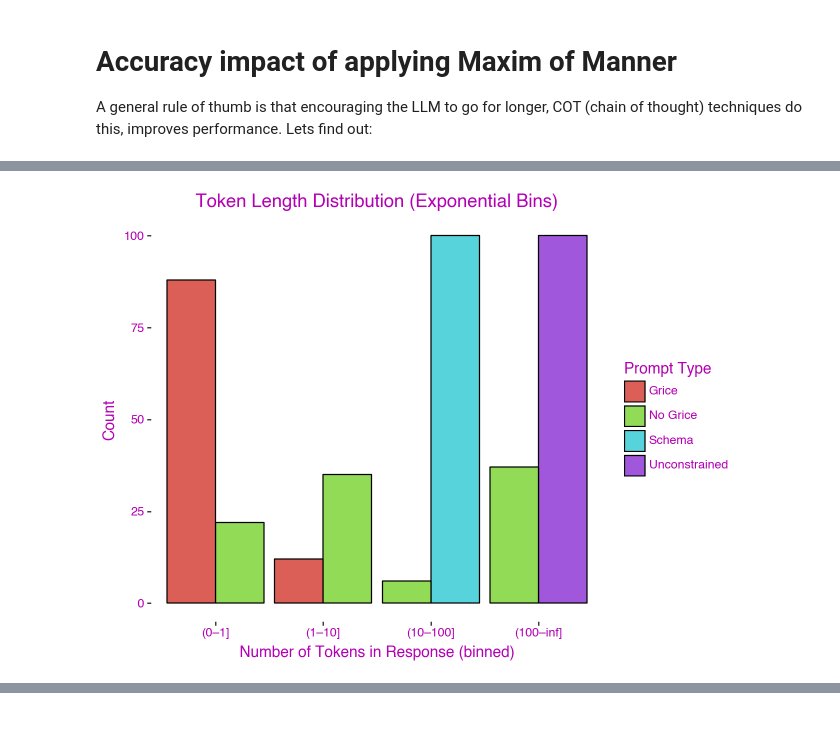
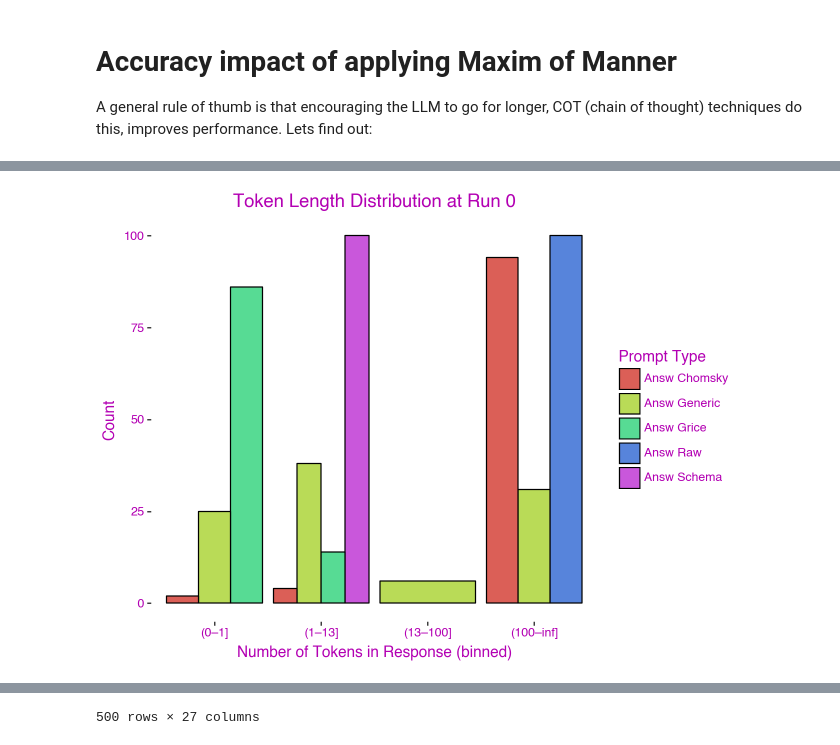
Before and after one commit to breckbaldwin/llm-stability, a Jupyter notebook: experiments/newsletter_grice/analysis.ipynb, the cells around one changed output, grey strips where cells are left out. Drawn from its saved outputs; the diff is of its cells as text; code cells hidden in the pictures.

Commit message:
update for newsletter "Bringing Chomsky to a Grice fight"

```diff
--- a/experiments/newsletter_grice/analysis.ipynb
+++ b/experiments/newsletter_grice/analysis.ipynb
@@ -52,19 +52,29 @@ import pandas as pd
 import glob
 import json
 
-run_dir = 'grice_runs'
+def pull_exp_config(cell):
+    try:
+        return json.loads(cell)
+    except TypeError:
+        return {'end_on_answer': False}
+
+run_dir = 'runs'
 if not os.path.exists(run_dir):
     with tarfile.open('runs.tgz', 'r:gz') as tar:
         tar.extractall()
 
-experiments = glob.glob(f'{run_dir}/*/*.csv')
+experiments = glob.glob(f'{run_dir}/*/*-[0-4].csv')
 data_df = pd.DataFrame()
 for exp_run in experiments:
     exp_run_df = pd.read_csv(exp_run)
     print(exp_run)
+    exp_run_df['file'] = exp_run
     data_df = pd.concat([data_df, exp_run_df])
 
 data_df['task_config'] = data_df['task_config'].apply(json.loads)
 data_df['model_config'] = data_df['model_config'].apply(json.loads)
+
+data_df['experiment_config'] = \
+        data_df['experiment_config'].apply(pull_exp_config)
 display(data_df)
 # %% [output]
@@ -337,55 +410,45 @@ display(binned_df)
 # %%
-grice_df = round_0_df[round_0_df['task/model'] == 'Grice'].copy()
-no_grice_df = round_0_df[round_0_df['task/model'] == 'No Grice'].copy()
-schema_df = round_0_df[round_0_df['task/model'] == 'Schema'].copy()
-unconst_df = round_0_df[round_0_df['task/model'] == 'Unconstrained'].copy()
+# Define bins
+bins = [0, 1, 13, 100, float('inf')]
+labels = ['(0–1]', '(1–13]', '(13–100]', f'(100–inf]']
 
 
-# Define exponential bins
-bins = [0, 1, 10, 100, float('inf')]
-labels = ['(0–1]', '(1–10]', '(10–100]', f'(100–inf]']
-
-# Apply binning
-grice_df['length_bin'] = pd.cut(grice_df['response token length'], bins=bins, labels=labels, right=True)
-no_grice_df['length_bin'] = pd.cut(no_grice_df['response token length'], bins=bins, labels=labels, right=True)
-schema_df['length_bin'] = pd.cut(schema_df['response token length'], bins=bins, labels=labels, right=True)
-unconst_df['length_bin'] = pd.cut(unconst_df['response token length'], bins=bins, labels=labels, right=True)
-
-
-# Combine and mark source
-grice_df['group'] = 'Grice'
-no_grice_df['group'] = 'No Grice'
-schema_df['group'] = 'Schema'
-unconst_df['group'] = 'Unconstrained'
-
-#plot_df = pd.concat([grice_df, no_grice_df])
-plot_df = pd.concat([grice_df, no_grice_df, schema_df, unconst_df])
+plot_df = pd.DataFrame()
+for task_model in round_0_df['task/model'].unique():
+    sub_df = round_0_df[round_0_df['task/model'] == task_model].copy()
+    sub_df['length_bin'] = pd.cut(sub_df['response token length'],
+                                  bins=bins,
+                                  labels=labels,
+                                  right=True)
+    sub_df['group'] = task_model
+    plot_df = pd.concat([plot_df, sub_df])
 
 
 import plotnine as p9
 
 plot = (
     p9.ggplot(plot_df, p9.aes(x='length_bin', fill='group'))
     + p9.geom_bar(position='dodge', color='black')
     + p9.labs(
-        title='Token Length Distribution (Exponential Bins)',
+        title='Token Length Distribution at Run 0',
         x='Number of Tokens in Response (binned)',
         y='Count',
         fill='Prompt Type'
     )
     + p9.theme(
         axis_text_x=p9.element_text(),
         text=p9.element_text(color=color),
         axis_text=p9.element_text(color=color),
         plot_background=p9.element_rect(fill='none'),
         panel_background=p9.element_rect(fill='none'),
         panel_grid_minor_x=p9.element_blank(),
         panel_grid_minor_y=p9.element_blank(),
         panel_grid_major_x=p9.element_blank(),
         panel_grid_major_y=p9.element_blank()
     )
 )
 
 display(plot)
+display(plot_df)
 # %% [output]
-[figure, old version]
+[figure, new version]
@@ -391,0 +467 @@ display(plot)
+500 rows × 27 columns
```
Also changed, not shown: parts of 6 cells of this notebook, 1 other file.
